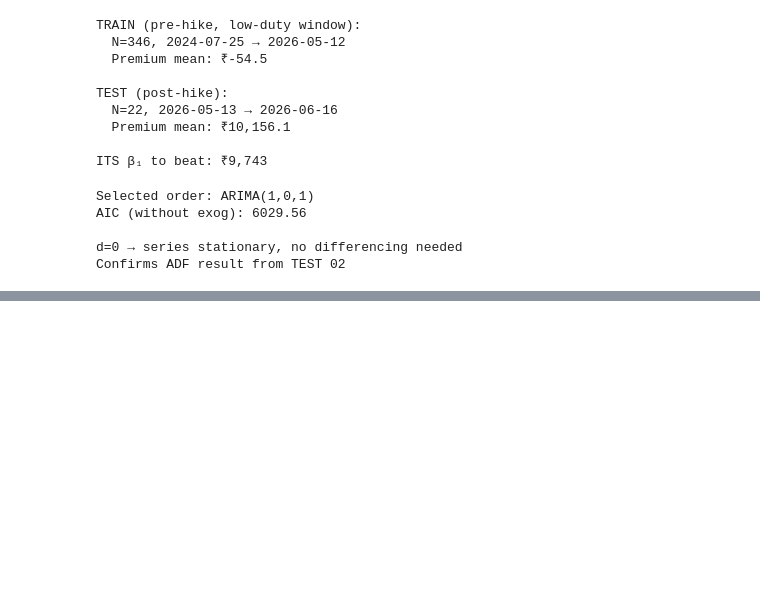
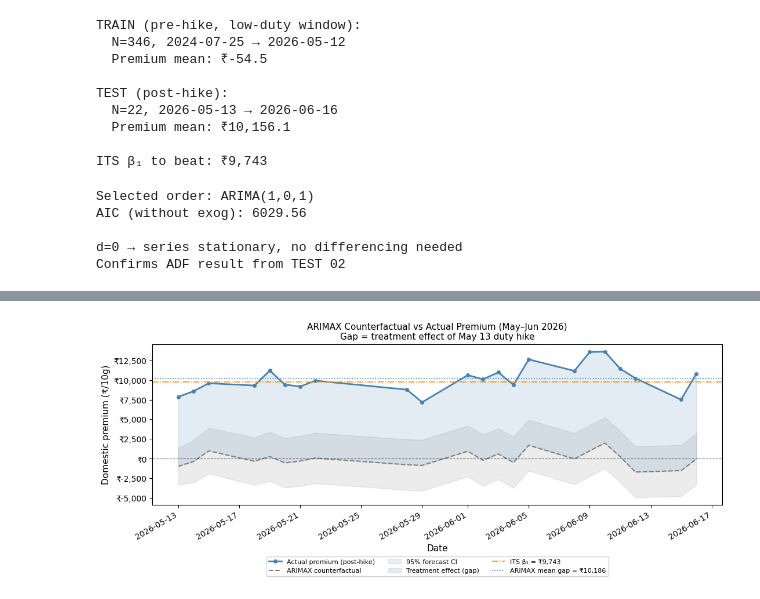
Before and after one commit to OlixIgnacious/gold-policy-project, a Jupyter notebook: notebooks/04_experiments/arima.ipynb, the cells around one changed output, grey strips where cells are left out. Cells and saved outputs as stored; diff of their text form; code cells hidden in the pictures; blank space fills up the shorter version.

```diff
--- a/notebooks/04_experiments/arima.ipynb
+++ b/notebooks/04_experiments/arima.ipynb
@@ -69,3 +69,16 @@ AIC (without exog): 6029.56
 
 d=0 → series stationary, no differencing needed
 Confirms ADF result from TEST 02
+# %%
+# Cell 3 — Fit ARIMAX(1,0,1) with exogenous controls
+from statsmodels.tsa.statespace.sarimax import SARIMAX
+
+model = SARIMAX(y_train, exog=exog_train, order=(p, d, q)).fit(disp=False)
+
+print(f'ARIMAX({p},{d},{q}) with exogenous controls')
+print(f'AIC: {model.aic:.2f}  (vs {order_sel.aic():.2f} without exog — drop of {order_sel.aic()-model.aic:.0f})')
+print()
+print(f'{"Parameter":<20} {"Coef":>10} {"p-value":>10}')
+print('-' * 42)
+for name in model.param_names:
+    print(f'{name:<20} {model.params[name]:>10,.1f} {model.pvalues[name]:>10.3f}')
@@ -71,0 +135,35 @@ Confirms ADF result from TEST 02
+# %%
+# Cell 5 — Plot: actual vs ARIMAX counterfactual
+fig, ax = plt.subplots(figsize=(11, 5))
+
+ax.plot(test['date'], test['domestic_premium'],
+        color='steelblue', lw=2, marker='o', ms=4, label='Actual premium (post-hike)')
+
+ax.plot(test['date'], test['counterfactual'],
+        color='grey', lw=1.5, ls='--', label='ARIMAX counterfactual')
+
+ax.fill_between(test['date'], test['cf_lo'], test['cf_hi'],
+                alpha=0.15, color='grey', label='95% forecast CI')
+
+ax.fill_between(test['date'], test['counterfactual'], test['domestic_premium'],
+                alpha=0.15, color='steelblue', label='Treatment effect (gap)')
+
+ax.axhline(0, color='black', lw=0.8, ls='--', alpha=0.5)
+ax.axhline(ITS_BETA1, color='darkorange', lw=1.2, ls='-.',
+           label=f'ITS β₁ = ₹{ITS_BETA1:,.0f}')
+ax.axhline(test['gap'].mean(), color='steelblue', lw=1.2, ls=':',
+           label=f'ARIMAX mean gap = ₹{test["gap"].mean():,.0f}')
+
+ax.set_xlabel('Date', fontsize=11)
+ax.set_ylabel('Domestic premium (₹/10g)', fontsize=11)
+ax.set_title('ARIMAX Counterfactual vs Actual Premium (May–Jun 2026)\n'
+             'Gap = treatment effect of May 13 duty hike', fontsize=11)
+ax.yaxis.set_major_formatter(mticker.FuncFormatter(lambda x, _: f'₹{x:,.0f}'))
+ax.legend(loc='upper center', bbox_to_anchor=(0.5, -0.30),
+          ncol=3, fontsize=8, framealpha=0.9)
+plt.xticks(rotation=30, ha='right')
+plt.tight_layout()
+plt.savefig('../../charts/fig_arima_counterfactual.png', dpi=150, bbox_inches='tight')
+plt.show()
+# %% [output]
+[figure, added]
```
Also changed, not shown: parts of 4 cells of this notebook, 9 other files.
